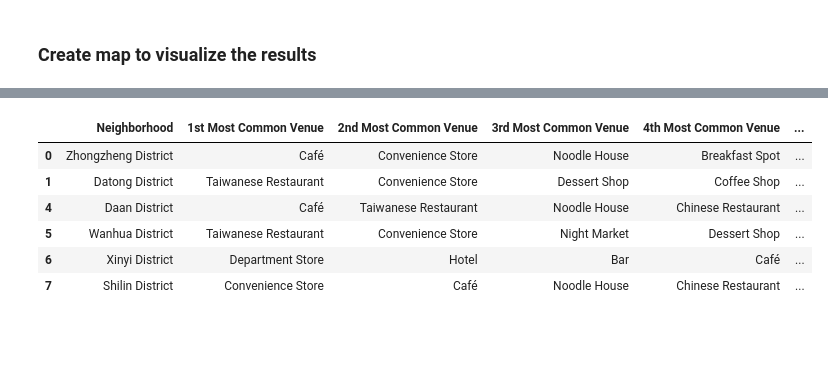
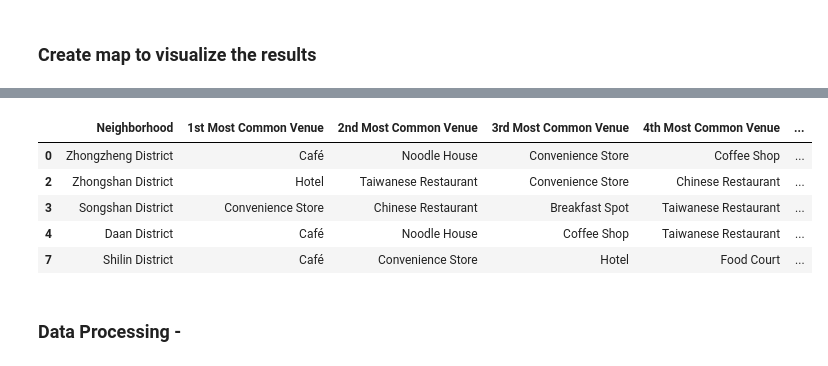
Before and after one commit to Julia-Yan-Jia/Coursera-Capstone, a Jupyter notebook: Taipei city guide for tourists.ipynb, the cells around one changed output, grey strips where cells are left out. Saved outputs shown, nothing was run; the diff lists cells and outputs as text; code cells hidden in the pictures; blank space fills up the shorter version.

```diff
--- a/Taipei city guide for tourists.ipynb
+++ b/Taipei city guide for tourists.ipynb
@@ -415,0 +502,6 @@ neighborhoods_venues_sorted.head()
+# %%
+taipei_grouped_clustering = taipei_grouped.drop('Neighborhood', 1)
+model=KMeans()
+visualizer=KElbowVisualizer(model, K=(1,12), metric='silhouette')
+visualizer.fit(taipei_grouped_clustering)
+visualizer.show()
@@ -415,0 +514,13 @@ neighborhoods_venues_sorted.head()
+# %%
+sse = {}
+for k in range(1, 10):
+    kmeans = KMeans(n_clusters=k).fit(taipei_grouped_clustering)
+    taipei_grouped_clustering["clusters"] = kmeans.labels_
+
+    sse[k] = kmeans.inertia_ # Inertia: Sum of distances of samples to their closest cluster center
+
+plt.figure()
+plt.plot(list(sse.keys()), list(sse.values()))
+plt.xlabel("Number of cluster")
+plt.ylabel("SSE")
+plt.show()
@@ -418,9 +531,6 @@ neighborhoods_venues_sorted.head()
 # %%
-from sklearn.cluster import KMeans
 # set number of clusters
-kclusters = 4
-
-taipei_grouped_clustering = taipei_grouped.drop('Neighborhood', 1)
+kclusters = 2
 
 # run k-means clustering
 kmeans = KMeans(n_clusters=kclusters, random_state=0).fit(taipei_grouped_clustering)
@@ -433,7 +543,7 @@ array([3, 1, 1, 2, 0, 1, 0, 1, 2, 1], dtype=int32)
 #### Create a new dataframe that includes the cluster as well as the top 10 venues for each neighborhood.
 # %%
 # add clustering labels
-neighborhoods_venues_sorted.insert(0, 'Cluster Labels', kmeans.labels_)
+neighborhoods_venues_sorted.insert(0, 'Cluster Labels_2', kmeans.labels_)
 
 taipei_merged = taipei_df
 # %%
@@ -504,11 +624,13 @@ taipei_merged.loc[taipei_merged['Cluster Labels'] == 0, taipei_merged.columns[[1
 # %%
 # Cluster 2
-taipei_merged.loc[taipei_merged['Cluster Labels'] == 1, taipei_merged.columns[[1] + list(range(5, taipei_merged.shape[1]))]]
+cluster_2_1=taipei_merged.loc[taipei_merged['Cluster Labels_2'] == 1, taipei_merged.columns[[1] + list(range(5, taipei_merged.shape[1]))]]
+cluster_2_1
 # %% [output]
 |  | Neighborhood | 1st Most Common Venue | 2nd Most Common Venue | 3rd Most Common Venue | 4th Most Common Venue | ... |
-| 0 | Zhongzheng District | Café | Convenience Store | Noodle House | Breakfast Spot | ... |
-| 1 | Datong District | Taiwanese Restaurant | Convenience Store | Dessert Shop | Coffee Shop | ... |
-| 4 | Daan District | Café | Taiwanese Restaurant | Noodle House | Chinese Restaurant | ... |
-| 5 | Wanhua District | Taiwanese Restaurant | Convenience Store | Night Market | Dessert Shop | ... |
-| 6 | Xinyi District | Department Store | Hotel | Bar | Café | ... |
-| 7 | Shilin District | Convenience Store | Café | Noodle House | Chinese Restaurant | ... |
+| 0 | Zhongzheng District | Café | Noodle House | Convenience Store | Coffee Shop | ... |
+| 2 | Zhongshan District | Hotel | Taiwanese Restaurant | Convenience Store | Chinese Restaurant | ... |
+| 3 | Songshan District | Convenience Store | Chinese Restaurant | Breakfast Spot | Taiwanese Restaurant | ... |
+| 4 | Daan District | Café | Noodle House | Coffee Shop | Taiwanese Restaurant | ... |
+| 7 | Shilin District | Café | Convenience Store | Hotel | Food Court | ... |
+# %% [markdown]
+### Data Processing -
```
Also changed, not shown: parts of 63 cells of this notebook.
